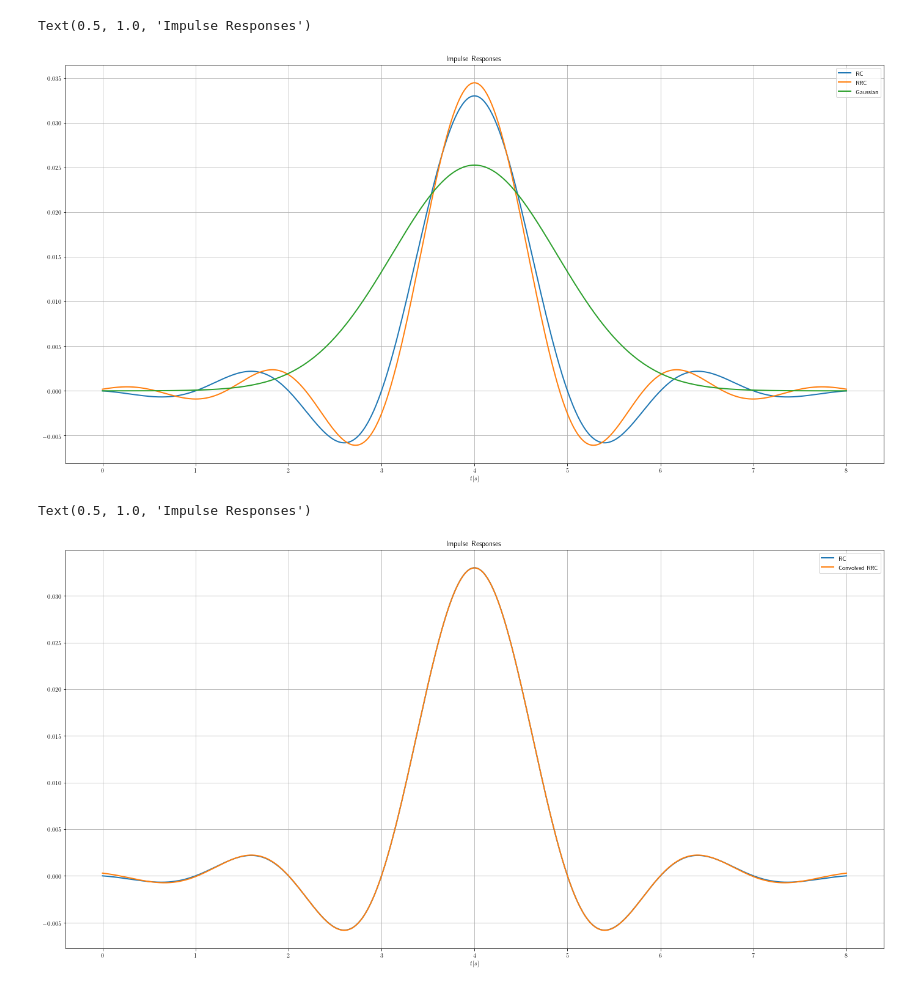
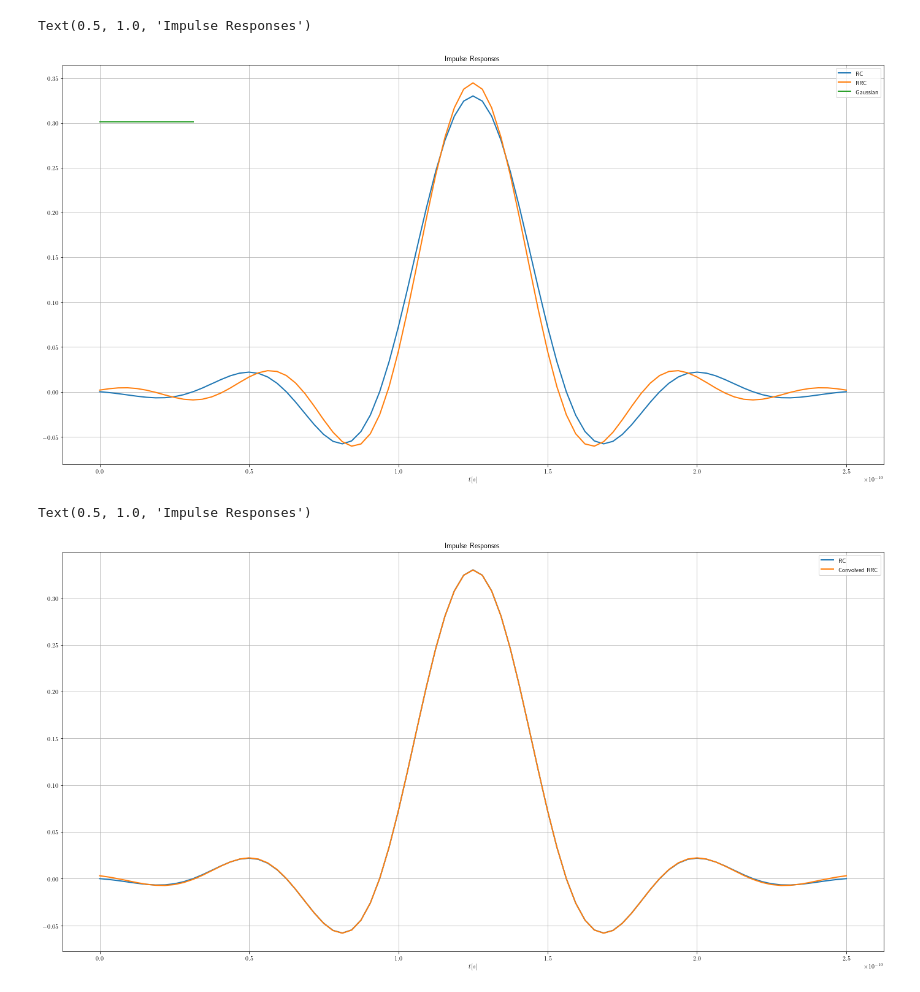
Before and after one commit to domrim/bachelorarbeit-code, a Jupyter notebook: jupyter-notebooks/tests.ipynb, the cells around one changed output. Saved outputs shown, nothing was run; the diff lists cells and outputs as text; code cells hidden in the pictures.

```diff
--- a/jupyter-notebooks/tests.ipynb
+++ b/jupyter-notebooks/tests.ipynb
@@ -16,33 +13,33 @@ plt.rc('font', **font)
 plt.rc('text', usetex=True)
 # %%
 # parameters of the filters
-f_symbol = 1.0  # symbol rate (Baud) (Symbols per second)
-f_sample = 10  # sample rate (Hz) (Samples per second)
-n_up = 100 # samples per symbol (>1 => oversampling)
+f_symbol = 32e9  # symbol rate (Baud) (Symbols per second)
+f_sample = 32e10  # sample rate (Hz) (Samples per second)
+n_up = 1 # samples per symbol (>1 => oversampling)
 
 r_rc = .33
 r_rrc = .33
 r_gaussian = 0.8
 
 syms_per_filt = 4  # symbols per filter (plus minus in both directions)
 
 t_sample_rc, rc = get_rc_ir( syms_per_filt, r_rc, f_symbol, f_sample, n_up )
 t_sample_rrc, rrc = get_rrc_ir( syms_per_filt, r_rrc, f_symbol, f_sample, n_up )
-t_sample_gaussian, gaussian = get_gaussian_ir( r_gaussian, f_symbol/2/syms_per_filt, f_sample, n_up )
+t_sample_gaussian, gaussian = get_gaussian_ir( r_gaussian, f_symbol, f_sample, n_up )
 
 matplotlib.rc('figure', figsize=(24, 12) )
 
 plt.plot( np.arange(rc.size)*t_sample_rc, rc, linewidth=2.0, label='RC' )
 plt.plot( np.arange(rrc.size)*t_sample_rrc, rrc, linewidth=2.0, label='RRC' )
 plt.plot( np.arange(gaussian.size)*t_sample_gaussian, gaussian, linewidth=2.0, label='Gaussian' )
 
 plt.grid( True )
 plt.legend( loc='upper right' )
 plt.xlabel('$t[s]$')
 plt.title( 'Impulse Responses' )
 # %% [output]
 Text(0.5, 1.0, 'Impulse Responses')
-[figure, old version]
+[figure, new version]
 # %%
 # Comparison of convolved rrc with rc
 
@@ -63,7 +60,7 @@ plt.xlabel('$t[s]$')
 plt.title( 'Impulse Responses' )
 # %% [output]
 Text(0.5, 1.0, 'Impulse Responses')
-[figure, old version]
+[figure, new version]
 # %%
 # modulation scheme and constellation points
 M = 2
```
Also changed, not shown: parts of 3 cells of this notebook, 3 other files.
